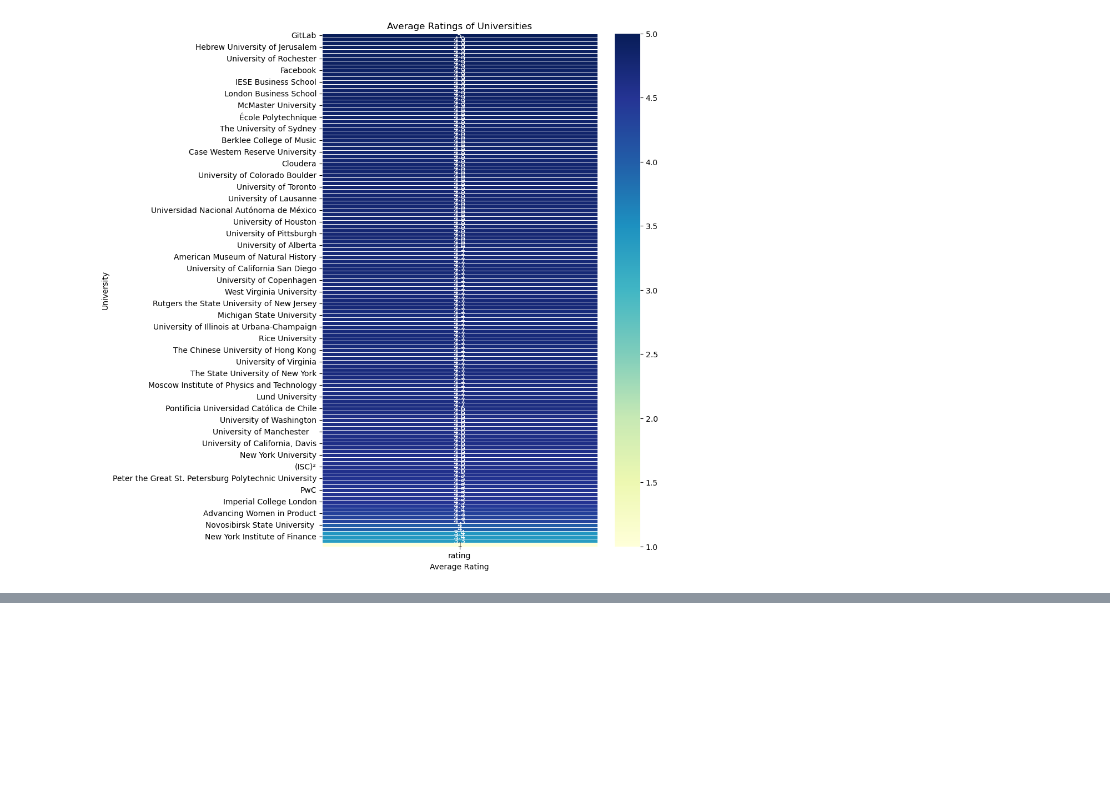
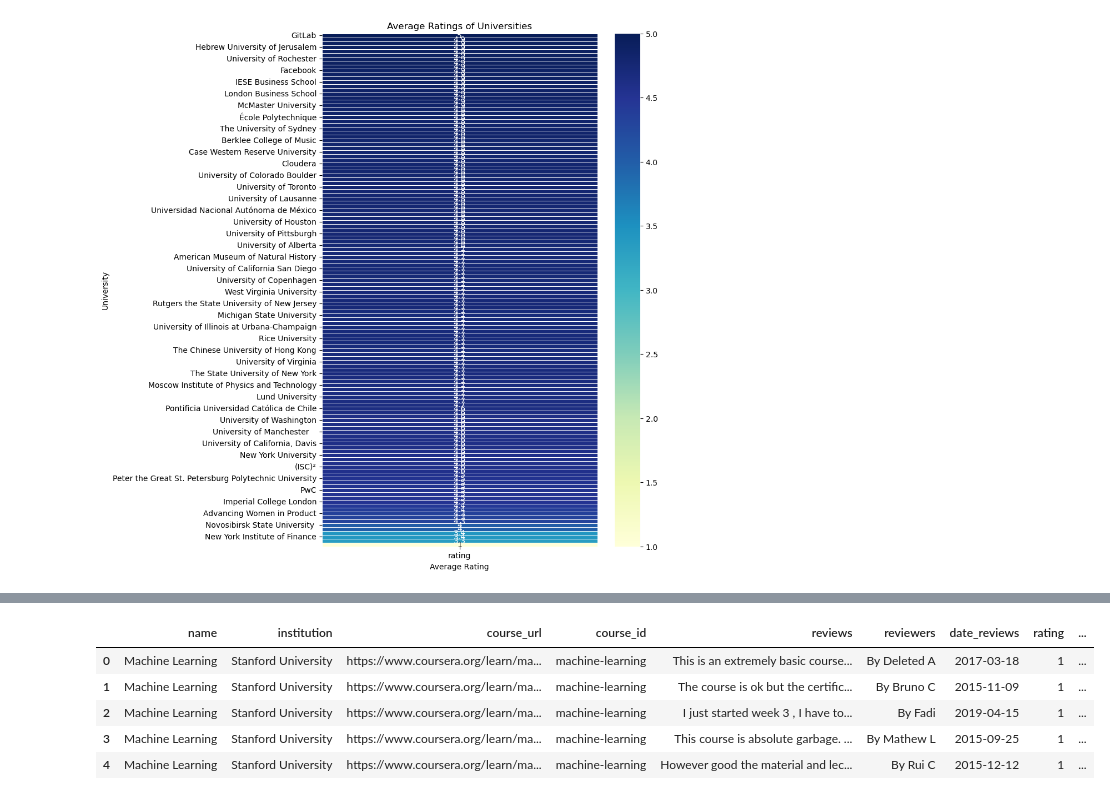
Before and after one commit to Sciotaku/DTUDataScienceProject, a Jupyter notebook: DataAnalysis.ipynb, the cells around one changed output, grey strips where cells are left out. Drawn from its saved outputs; the diff is of its cells as text; code cells hidden in the pictures; blank space fills up the shorter version.

```diff
--- a/DataAnalysis.ipynb
+++ b/DataAnalysis.ipynb
@@ -150,0 +150,28 @@ plt.show()
+# %%
+combined_data = combined_data.dropna(subset=['reviews', 'rating'])  # Drop rows where reviews or rating is missing
+
+# Text Cleaning for 'reviews' Column
+stop_words = set(stopwords.words('english'))
+lemmatizer = WordNetLemmatizer()
+
+def clean_text(text):
+    # Lowercase the text
+    text = text.lower()
+    # Remove punctuation and numbers
+    text = re.sub(r'[^a-z\s]', '', text)
+    # Tokenize and remove stop words
+    tokens = [word for word in text.split() if word not in stop_words]
+    # Lemmatize each word
+    lemmatized = [lemmatizer.lemmatize(word) for word in tokens]
+    return ' '.join(lemmatized)
+
+combined_data['cleaned_reviews'] = combined_data['reviews'].apply(clean_text)
+# %%
+combined_data.head()
+# %% [output]
+|  | name | institution | course_url | course_id | reviews | reviewers | date_reviews | rating | ... |
+| 0 | Machine Learning | Stanford University | https://www.coursera.org/learn/ma... | machine-learning | This is an extremely basic course... | By Deleted A | 2017-03-18 | 1 | ... |
+| 1 | Machine Learning | Stanford University | https://www.coursera.org/learn/ma... | machine-learning | The course is ok but the certific... | By Bruno C | 2015-11-09 | 1 | ... |
+| 2 | Machine Learning | Stanford University | https://www.coursera.org/learn/ma... | machine-learning | I just started week 3 , I have to... | By Fadi | 2019-04-15 | 1 | ... |
+| 3 | Machine Learning | Stanford University | https://www.coursera.org/learn/ma... | machine-learning | This course is absolute garbage. ... | By Mathew L | 2015-09-25 | 1 | ... |
+| 4 | Machine Learning | Stanford University | https://www.coursera.org/learn/ma... | machine-learning | However good the material and lec... | By Rui C | 2015-12-12 | 1 | ... |
```
Also changed, not shown: parts of 8 cells of this notebook, 1 other file.
